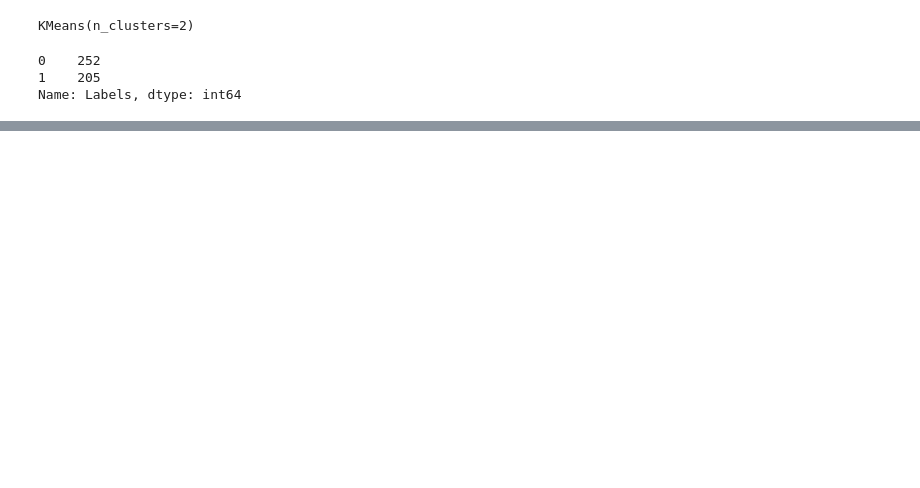
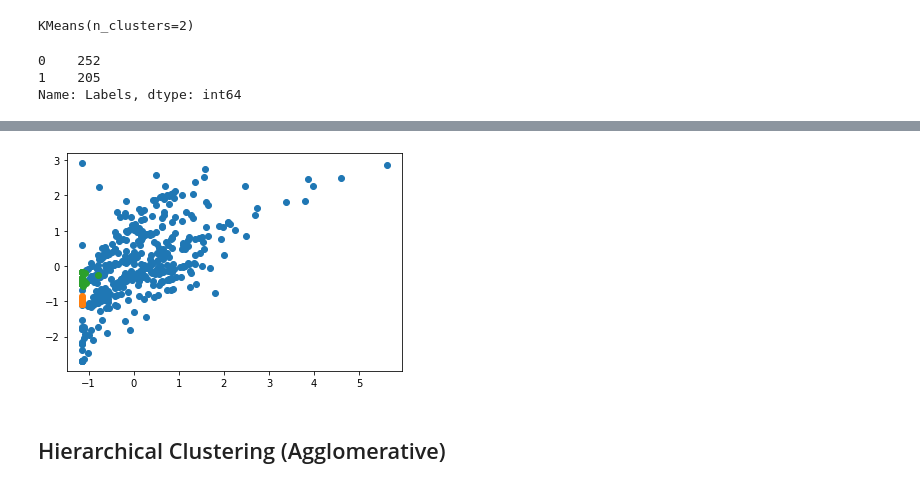
Before and after one commit to davidegonzale/unsupervised-miniproject-fitbit, a Jupyter notebook: mod3-unsupervised-miniproject-fitbit-1.ipynb, the cells around one changed output, grey strips where cells are left out. Cells and saved outputs as stored; diff of their text form; code cells hidden in the pictures; blank space fills up the shorter version.

```diff
--- a/mod3-unsupervised-miniproject-fitbit-1.ipynb
+++ b/mod3-unsupervised-miniproject-fitbit-1.ipynb
@@ -335,0 +326,17 @@ plt.show()
+# %%
+from sklearn.cluster import DBSCAN
+
+model = DBSCAN(eps=0.3, min_samples=10)
+# %%
+df_std.drop(columns= 'Labels', axis= 1, inplace=True)
+# %%
+df_std['Labels_DBSCAN'] = model.fit_predict(df_std)
+# %%
+clusterval = df_std['Labels_DBSCAN'].unique()
+for cluster in clusterval:
+    plt.scatter(df_std[df_std['Labels_DBSCAN']==cluster]['TotalDistance'], df_std[df_std['Labels_DBSCAN']==cluster]['Calories'])
+plt.show()
+# %% [output]
+[figure, added]
+# %% [markdown]
+## Hierarchical Clustering (Agglomerative)
```
Also changed, not shown: parts of 18 cells of this notebook, 1 other file.
